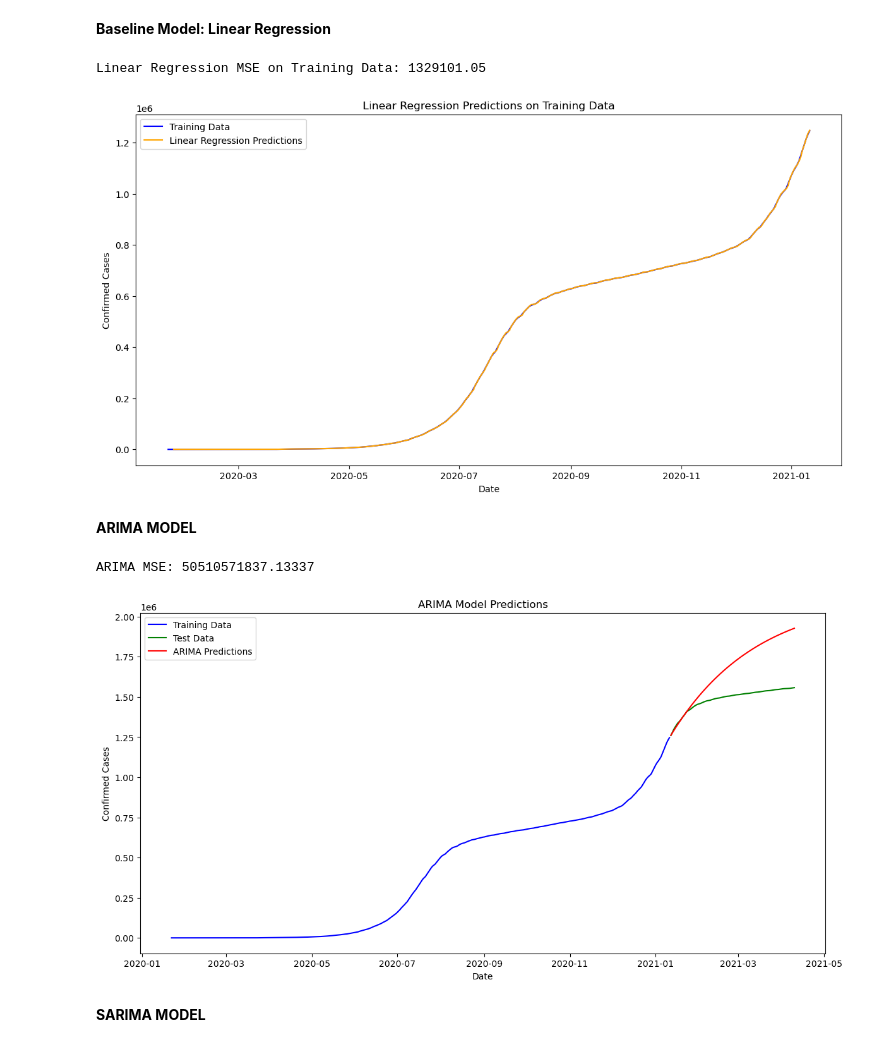
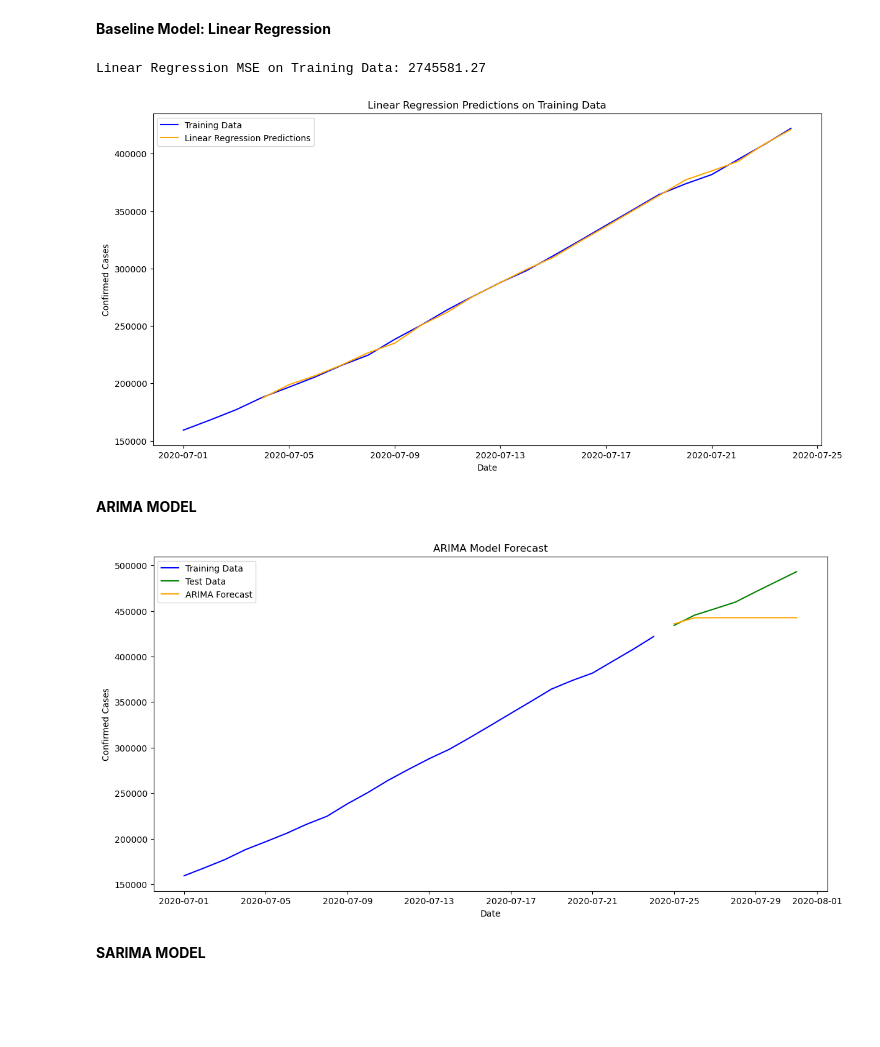
Before and after one commit to PalesaMonica/data_science_interest_group, a Jupyter notebook: Presentations/Time Series Models/statistical_models.ipynb, the cells around one changed output. Drawn from its saved outputs; the diff is of its cells as text; code cells hidden in the pictures; blank space fills up the shorter version.

```diff
--- a/Presentations/Time Series Models/statistical_models.ipynb
+++ b/Presentations/Time Series Models/statistical_models.ipynb
@@ -382,9 +427,9 @@ from statsmodels.tsa.statespace.sarimax import SARIMAX
 from sklearn.metrics import mean_squared_error
 # %%
 #data splittting
-train_size = int(len(south_africa_data) * 0.8)
-train_data = south_africa_data[:train_size]
-test_data = south_africa_data[train_size:]
+train_size = int(len(south_africa_data_july) * 0.8)
+train_data = south_africa_data_july[:train_size]
+test_data = south_africa_data_july[train_size:]
 # %% [markdown]
 **Baseline Model: Linear Regression**
 # %%
@@ -414,7 +459,7 @@ plt.ylabel('Confirmed Cases')
 plt.legend()
 plt.show()
 # %% [output]
-Linear Regression MSE on Training Data: 1329101.05
+Linear Regression MSE on Training Data: 2745581.27
-[figure, old version]
+[figure, new version]
 # %% [markdown]
 **ARIMA MODEL**
@@ -421,21 +471,20 @@ Linear Regression MSE on Training Data: 1329101.05
 # %%
-arima_model = ARIMA(train_data, order=(2,1,2))
-arima_fit = arima_model.fit()
-arima_pred = arima_fit.forecast(steps=len(test_data))
-print("ARIMA MSE:", mean_squared_error(test_data, arima_pred))
+
+model = ARIMA(train_data, order=(2, 0, 2))
+model_fit = model.fit()
+forecast = model_fit.forecast(steps=len(test_data))
 
 plt.figure(figsize=(14, 7))
 plt.plot(train_data.index, train_data['Confirmed_Cases'], label='Training Data', color='blue')
 plt.plot(test_data.index, test_data['Confirmed_Cases'], label='Test Data', color='green')
-plt.plot(test_data.index, arima_pred, label='ARIMA Predictions', color='red')
-plt.title('ARIMA Model Predictions')
+plt.plot(test_data.index, forecast, label='ARIMA Forecast', color='orange')
+plt.title('ARIMA Model Forecast')
 plt.xlabel('Date')
 plt.ylabel('Confirmed Cases')
 plt.legend()
 plt.show()
 # %% [output]
-ARIMA MSE: 50510571837.13337
-[figure, old version]
+[figure, new version]
 # %% [markdown]
 **SARIMA MODEL**
 # %%
```
Also changed, not shown: parts of 52 cells of this notebook.
